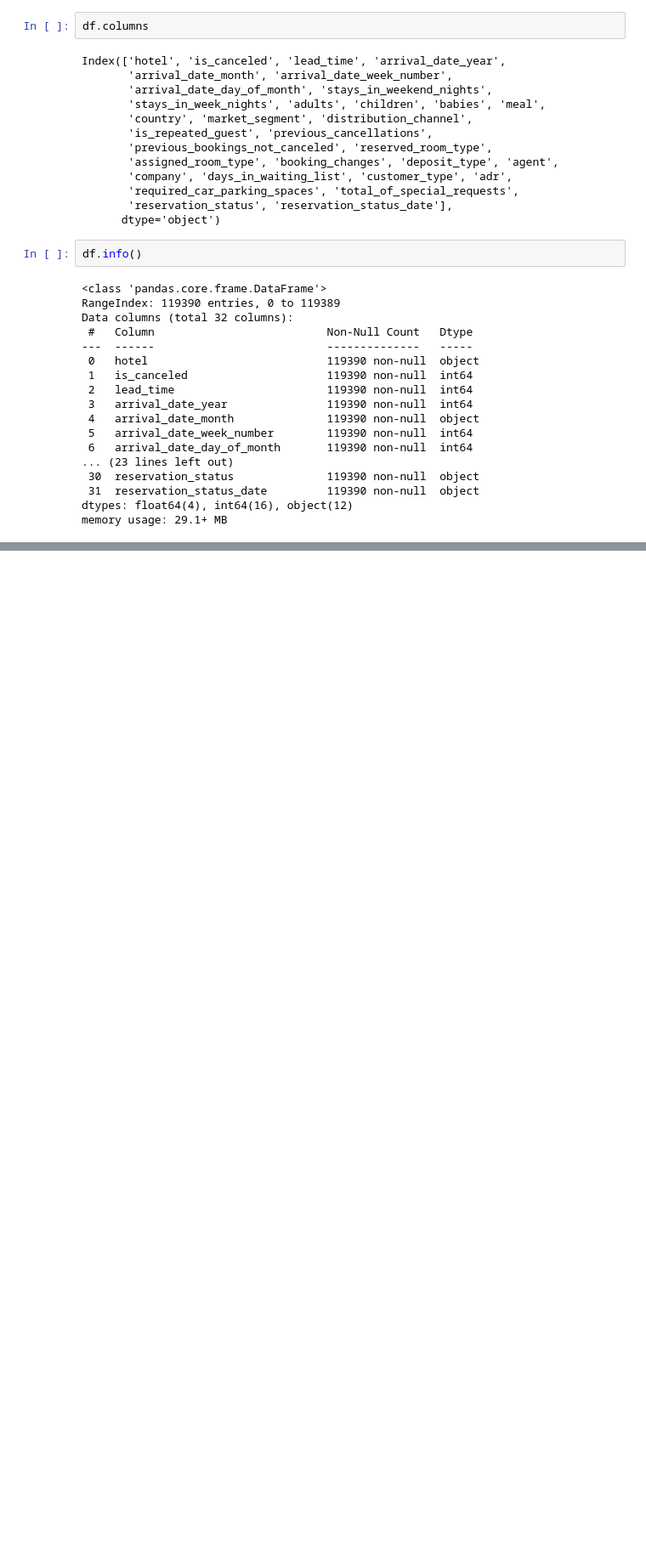
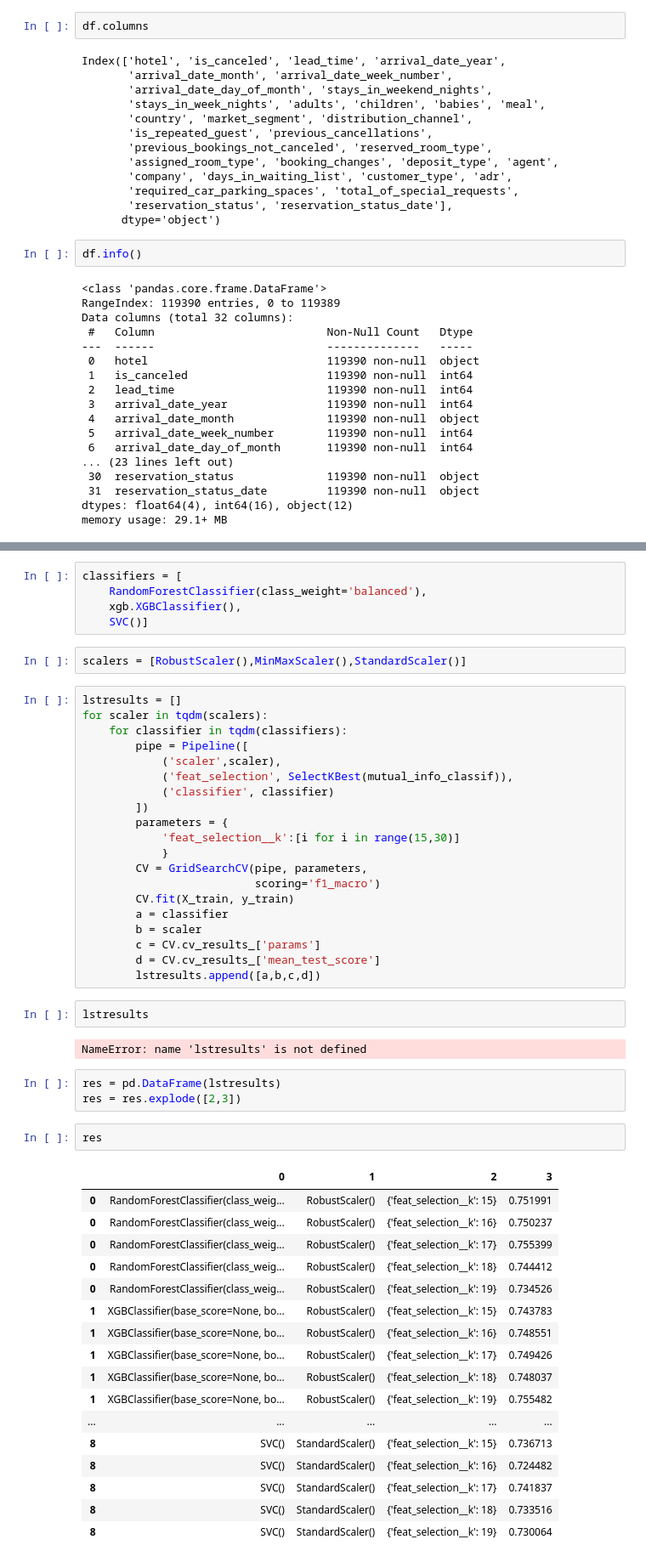
Before and after one commit to giannpan/Booking_cancelation, a Jupyter notebook: Untitled6.ipynb, the cells around one changed output, grey strips where cells are left out. Shown at 85% size. Cells and saved outputs as stored; diff of their text form; blank space fills up the shorter version.

```diff
--- a/Untitled6.ipynb
+++ b/Untitled6.ipynb
@@ -65,0 +195,54 @@ replace Nulls with 0: company,agent
+# %%
+classifiers = [
+    RandomForestClassifier(class_weight='balanced'),
+    xgb.XGBClassifier(),
+    SVC()]
+# %%
+scalers = [RobustScaler(),MinMaxScaler(),StandardScaler()]
+# %%
+lstresults = []
+for scaler in tqdm(scalers):
+    for classifier in tqdm(classifiers):
+        pipe = Pipeline([
+            ('scaler',scaler),
+            ('feat_selection', SelectKBest(mutual_info_classif)),
+            ('classifier', classifier)
+        ])
+        parameters = {
+            'feat_selection__k':[i for i in range(15,30)]
+            }
+        CV = GridSearchCV(pipe, parameters,
+                          scoring='f1_macro')
+        CV.fit(X_train, y_train)
+        a = classifier
+        b = scaler
+        c = CV.cv_results_['params']
+        d = CV.cv_results_['mean_test_score']
+        lstresults.append([a,b,c,d])
+# %%
+lstresults
+# %% [output]
+NameError: name 'lstresults' is not defined
+# %%
+res = pd.DataFrame(lstresults)
+res = res.explode([2,3])
+# %%
+res
+# %% [output]
+|  | 0 | 1 | 2 | 3 |
+| 0 | RandomForestClassifier(class_weig... | RobustScaler() | {'feat_selection__k': 15} | 0.751991 |
+| 0 | RandomForestClassifier(class_weig... | RobustScaler() | {'feat_selection__k': 16} | 0.750237 |
+| 0 | RandomForestClassifier(class_weig... | RobustScaler() | {'feat_selection__k': 17} | 0.755399 |
+| 0 | RandomForestClassifier(class_weig... | RobustScaler() | {'feat_selection__k': 18} | 0.744412 |
+| 0 | RandomForestClassifier(class_weig... | RobustScaler() | {'feat_selection__k': 19} | 0.734526 |
+| 1 | XGBClassifier(base_score=None, bo... | RobustScaler() | {'feat_selection__k': 15} | 0.743783 |
+| 1 | XGBClassifier(base_score=None, bo... | RobustScaler() | {'feat_selection__k': 16} | 0.748551 |
+| 1 | XGBClassifier(base_score=None, bo... | RobustScaler() | {'feat_selection__k': 17} | 0.749426 |
+| 1 | XGBClassifier(base_score=None, bo... | RobustScaler() | {'feat_selection__k': 18} | 0.748037 |
+| 1 | XGBClassifier(base_score=None, bo... | RobustScaler() | {'feat_selection__k': 19} | 0.755482 |
+| ... | ... | ... | ... | ... |
+| 8 | SVC() | StandardScaler() | {'feat_selection__k': 15} | 0.736713 |
+| 8 | SVC() | StandardScaler() | {'feat_selection__k': 16} | 0.724482 |
+| 8 | SVC() | StandardScaler() | {'feat_selection__k': 17} | 0.741837 |
+| 8 | SVC() | StandardScaler() | {'feat_selection__k': 18} | 0.733516 |
+| 8 | SVC() | StandardScaler() | {'feat_selection__k': 19} | 0.730064 |
```
Also changed, not shown: parts of 40 cells of this notebook.
